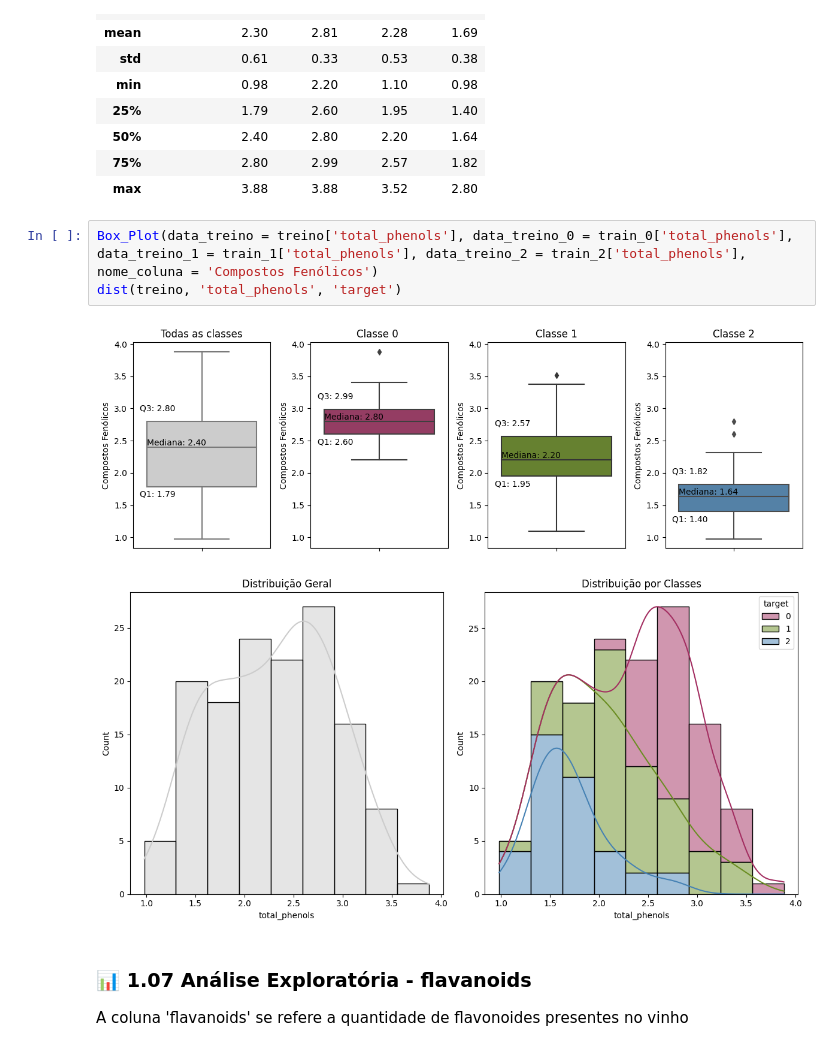
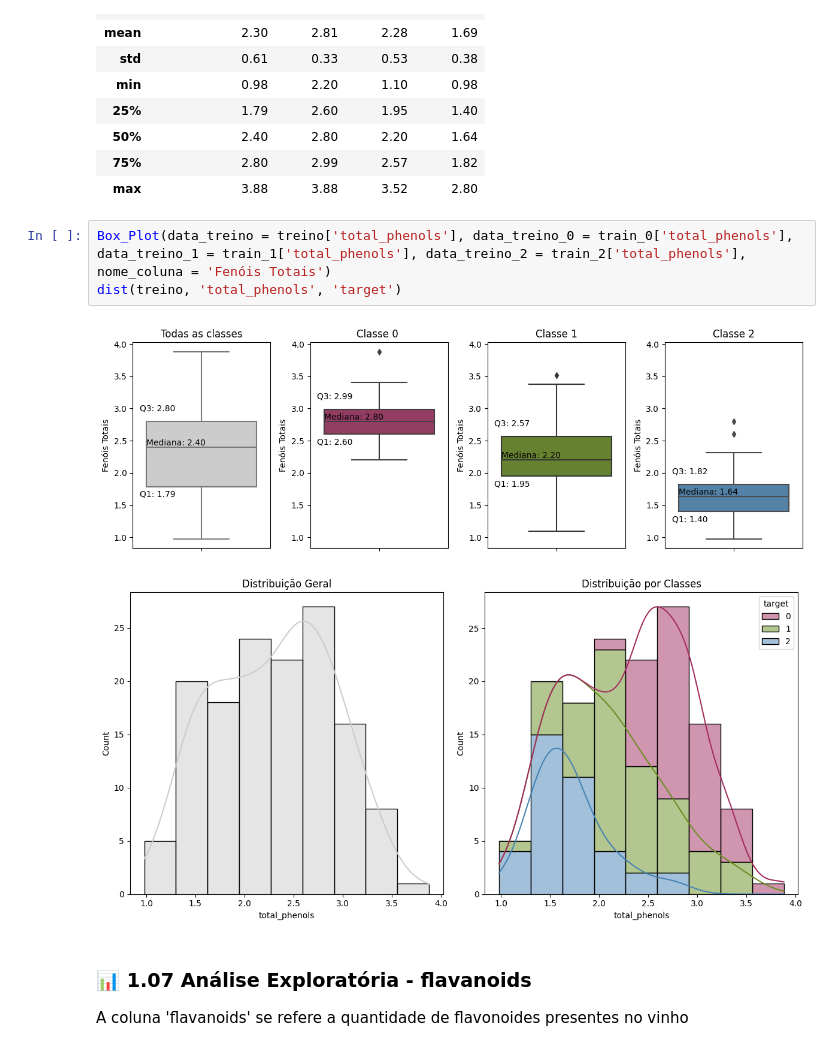
Before and after one commit to evandrocf4/ifsp, a Jupyter notebook: projeto_interdisciplinar_1/projeto/Projeto_Interdisciplinar.ipynb, the cells around one changed output. Cells and saved outputs as stored; diff of their text form.

```diff
--- a/projeto_interdisciplinar_1/projeto/Projeto_Interdisciplinar.ipynb
+++ b/projeto_interdisciplinar_1/projeto/Projeto_Interdisciplinar.ipynb
@@ -420,10 +420,10 @@ desc_total_phenols
 | 75% | 2.80 | 2.99 | 2.57 | 1.82 |
 | max | 3.88 | 3.88 | 3.52 | 2.80 |
 # %%
-Box_Plot(data_treino = treino['total_phenols'], data_treino_0 = train_0['total_phenols'], data_treino_1 = train_1['total_phenols'], data_treino_2 = train_2['total_phenols'], nome_coluna = 'Compostos Fenólicos')
+Box_Plot(data_treino = treino['total_phenols'], data_treino_0 = train_0['total_phenols'], data_treino_1 = train_1['total_phenols'], data_treino_2 = train_2['total_phenols'], nome_coluna = 'Fenóis Totais')
 dist(treino, 'total_phenols', 'target')
 # %% [output]
-[figure, old version]
+[figure, new version]
 [figure]
 # %% [markdown]
 ### 📊 1.07 Análise Exploratória - flavanoids
```
Also changed, not shown: parts of 2 cells of this notebook, 2 other files.
